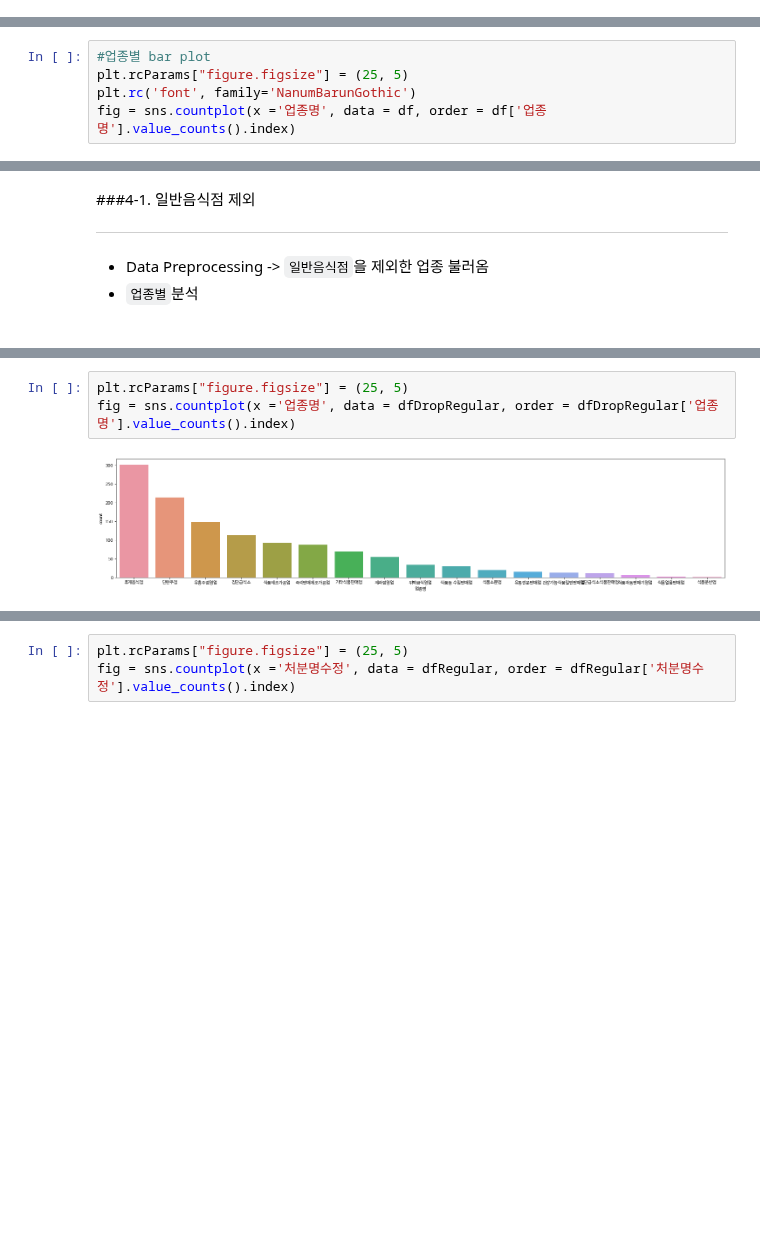
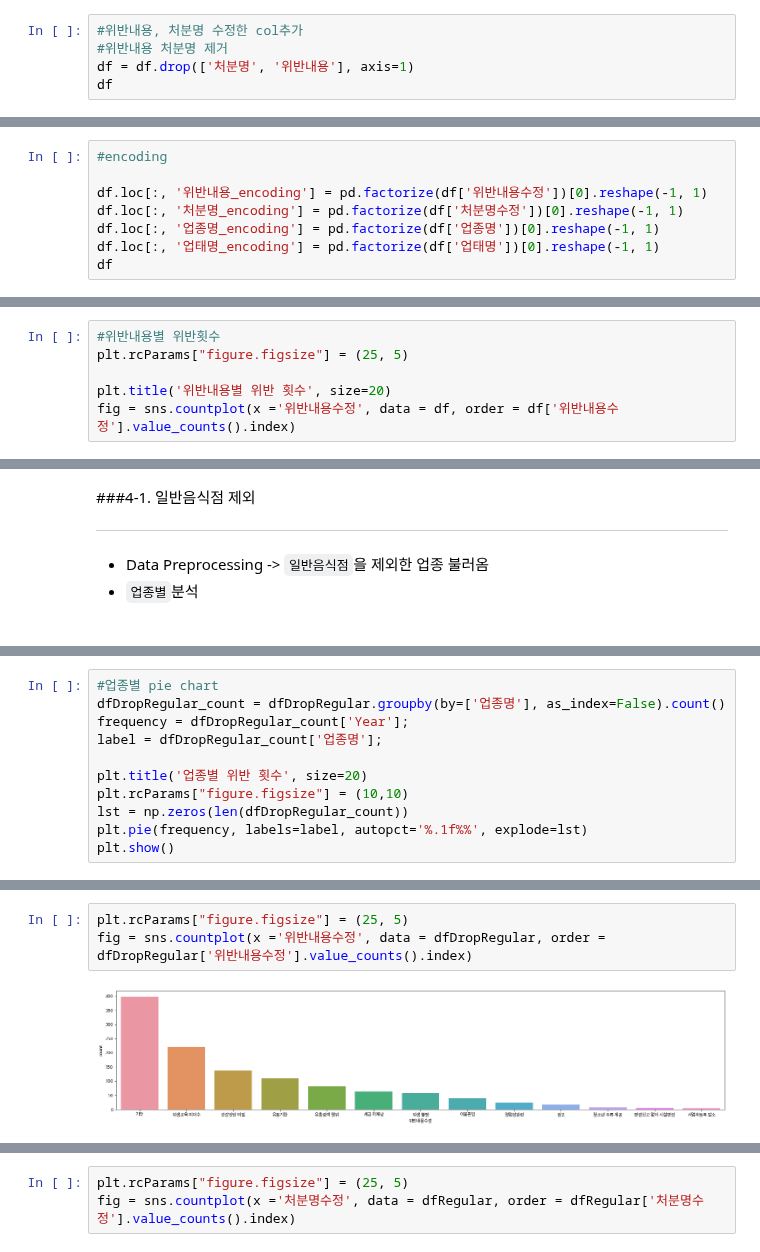
Before and after one commit to HyeJiJUN11/DataAnalysisProgramming, a Jupyter notebook: Project.ipynb, the cells around one changed output, grey strips where cells are left out. Cells and saved outputs as stored; diff of their text form; blank space fills up the shorter version.

```diff
--- a/Project.ipynb
+++ b/Project.ipynb
@@ -98,0 +192,5 @@ df.head()
+# %%
+#위반내용, 처분명 수정한 col추가
+#위반내용 처분명 제거
+df = df.drop(['처분명', '위반내용'], axis=1)
+df
@@ -98,0 +211,8 @@ df.head()
+# %%
+#encoding
+
+df.loc[:, '위반내용_encoding'] = pd.factorize(df['위반내용수정'])[0].reshape(-1, 1)
+df.loc[:, '처분명_encoding'] = pd.factorize(df['처분명수정'])[0].reshape(-1, 1)
+df.loc[:, '업종명_encoding'] = pd.factorize(df['업종명'])[0].reshape(-1, 1)
+df.loc[:, '업태명_encoding'] = pd.factorize(df['업태명'])[0].reshape(-1, 1)
+df
@@ -126,5 +282,6 @@ plt.show()
 # %%
-#업종별 bar plot
+#위반내용별 위반횟수
 plt.rcParams["figure.figsize"] = (25, 5)
-plt.rc('font', family='NanumBarunGothic')
-fig = sns.countplot(x ='업종명', data = df, order = df['업종명'].value_counts().index)
+
+plt.title('위반내용별 위반 횟수', size=20)
+fig = sns.countplot(x ='위반내용수정', data = df, order = df['위반내용수정'].value_counts().index)
@@ -160,0 +329,11 @@ dfDropRegular.head()
+# %%
+#업종별 pie chart
+dfDropRegular_count = dfDropRegular.groupby(by=['업종명'], as_index=False).count()
+frequency = dfDropRegular_count['Year'];
+label = dfDropRegular_count['업종명'];
+
+plt.title('업종별 위반 횟수', size=20)
+plt.rcParams["figure.figsize"] = (10,10)
+lst = np.zeros(len(dfDropRegular_count))
+plt.pie(frequency, labels=label, autopct='%.1f%%', explode=lst)
+plt.show()
@@ -161,5 +342,5 @@ dfDropRegular.head()
 # %%
 plt.rcParams["figure.figsize"] = (25, 5)
-fig = sns.countplot(x ='업종명', data = dfDropRegular, order = dfDropRegular['업종명'].value_counts().index)
+fig = sns.countplot(x ='위반내용수정', data = dfDropRegular, order = dfDropRegular['위반내용수정'].value_counts().index)
 # %% [output]
-[figure, old version]
+[figure, new version]
```
Also changed, not shown: parts of 40 cells of this notebook.
